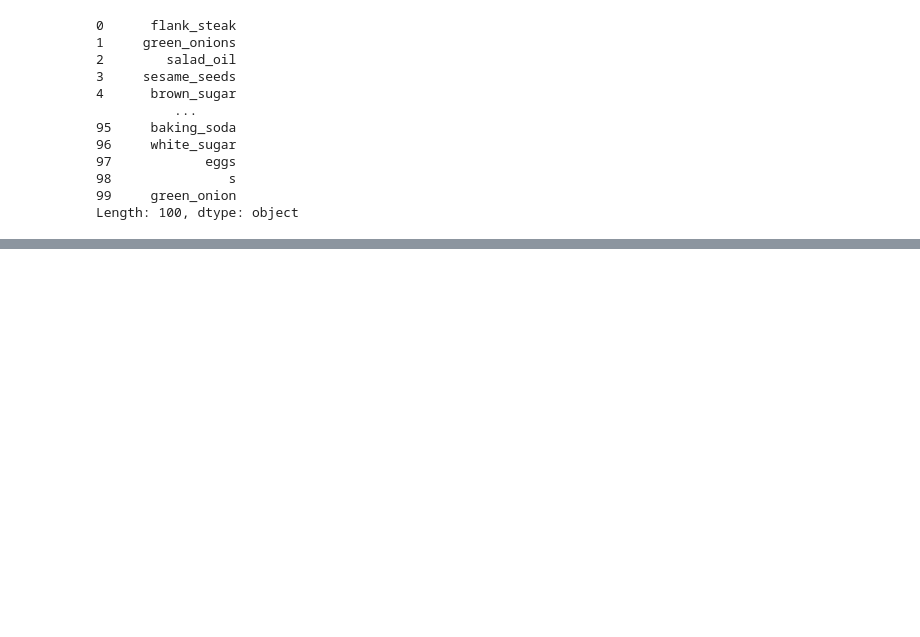
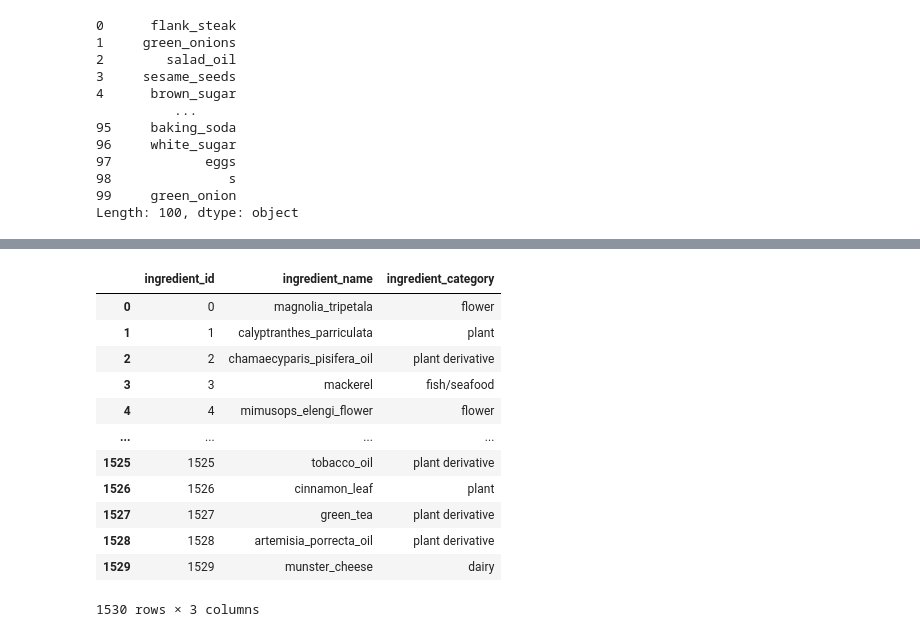
Before and after one commit to leerkin/recipe_generator_capstone, a Jupyter notebook: ingredient_mapping_val.ipynb, the cells around one changed output, grey strips where cells are left out. Saved outputs shown, nothing was run; the diff lists cells and outputs as text; code cells hidden in the pictures; blank space fills up the shorter version.

```diff
--- a/ingredient_mapping_val.ipynb
+++ b/ingredient_mapping_val.ipynb
@@ -186,0 +289,16 @@ Length: 100, dtype: object
+# %%
+ingr_df
+# %% [output]
+|  | ingredient_id | ingredient_name | ingredient_category |
+| 0 | 0 | magnolia_tripetala | flower |
+| 1 | 1 | calyptranthes_parriculata | plant |
+| 2 | 2 | chamaecyparis_pisifera_oil | plant derivative |
+| 3 | 3 | mackerel | fish/seafood |
+| 4 | 4 | mimusops_elengi_flower | flower |
+| ... | ... | ... | ... |
+| 1525 | 1525 | tobacco_oil | plant derivative |
+| 1526 | 1526 | cinnamon_leaf | plant |
+| 1527 | 1527 | green_tea | plant derivative |
+| 1528 | 1528 | artemisia_porrecta_oil | plant derivative |
+| 1529 | 1529 | munster_cheese | dairy |
+1530 rows × 3 columns
```
Also changed, not shown: parts of 18 cells of this notebook.
